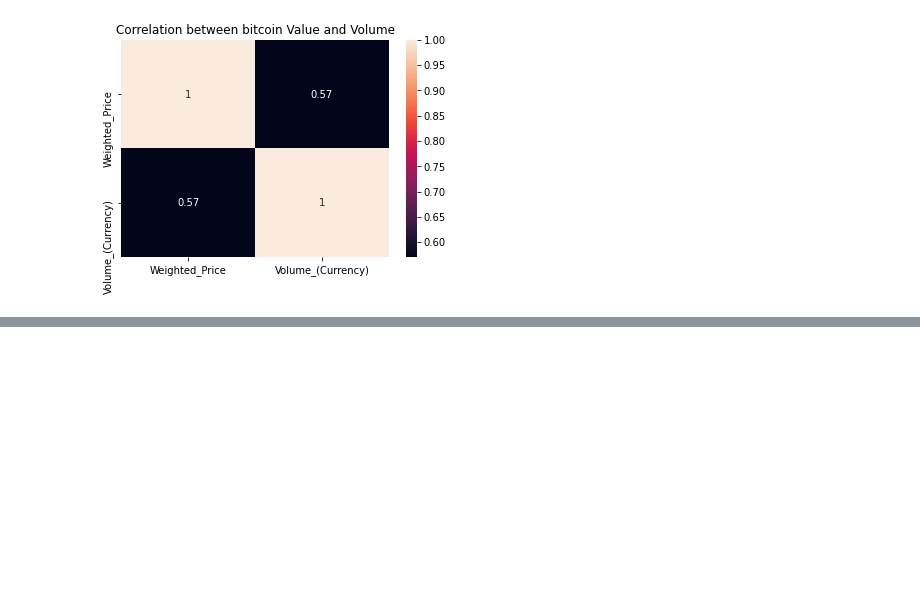
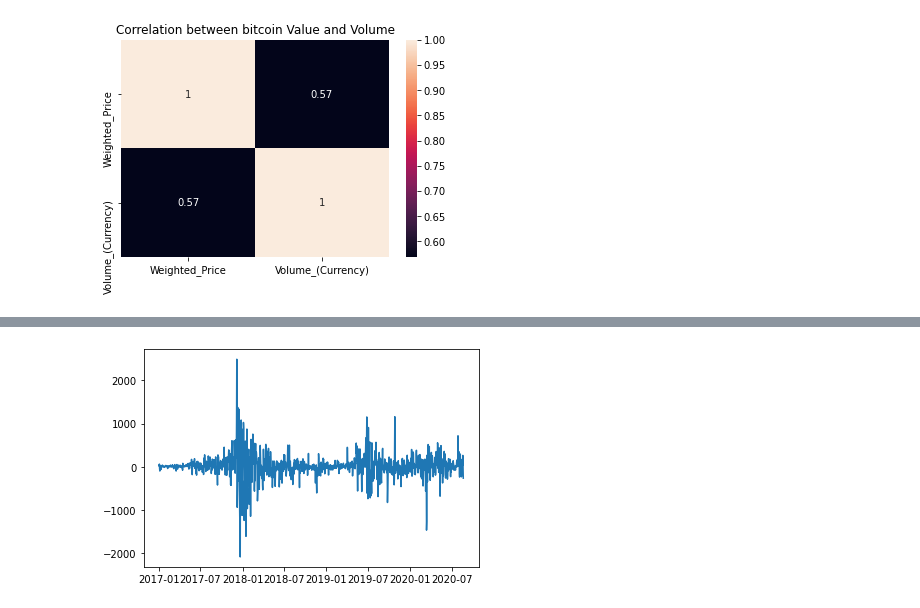
Before and after one commit to Sebastian-Bender/Cryptocurrency-price-prediction, a Jupyter notebook: CryptoPricePrediction/src/analysis.ipynb, the cells around one changed output, grey strips where cells are left out. Drawn from its saved outputs; the diff is of its cells as text; code cells hidden in the pictures; blank space fills up the shorter version.

```diff
--- a/CryptoPricePrediction/src/analysis.ipynb
+++ b/CryptoPricePrediction/src/analysis.ipynb
@@ -272,0 +225,3 @@ df[df.index >= '2017']
+# %%
+import dbController
+coinDF = dbController.readDB()
@@ -272,0 +240,2 @@ df[df.index >= '2017']
+# %%
+diffs = coinDF.diff()
@@ -272,0 +262,5 @@ df[df.index >= '2017']
+# %%
+plt.plot(diffs.BTC_value, '-', label = 'Daily changes')
+plt.show()
+# %% [output]
+[figure, added]
```
Also changed, not shown: parts of 22 cells of this notebook, 1 other file.
